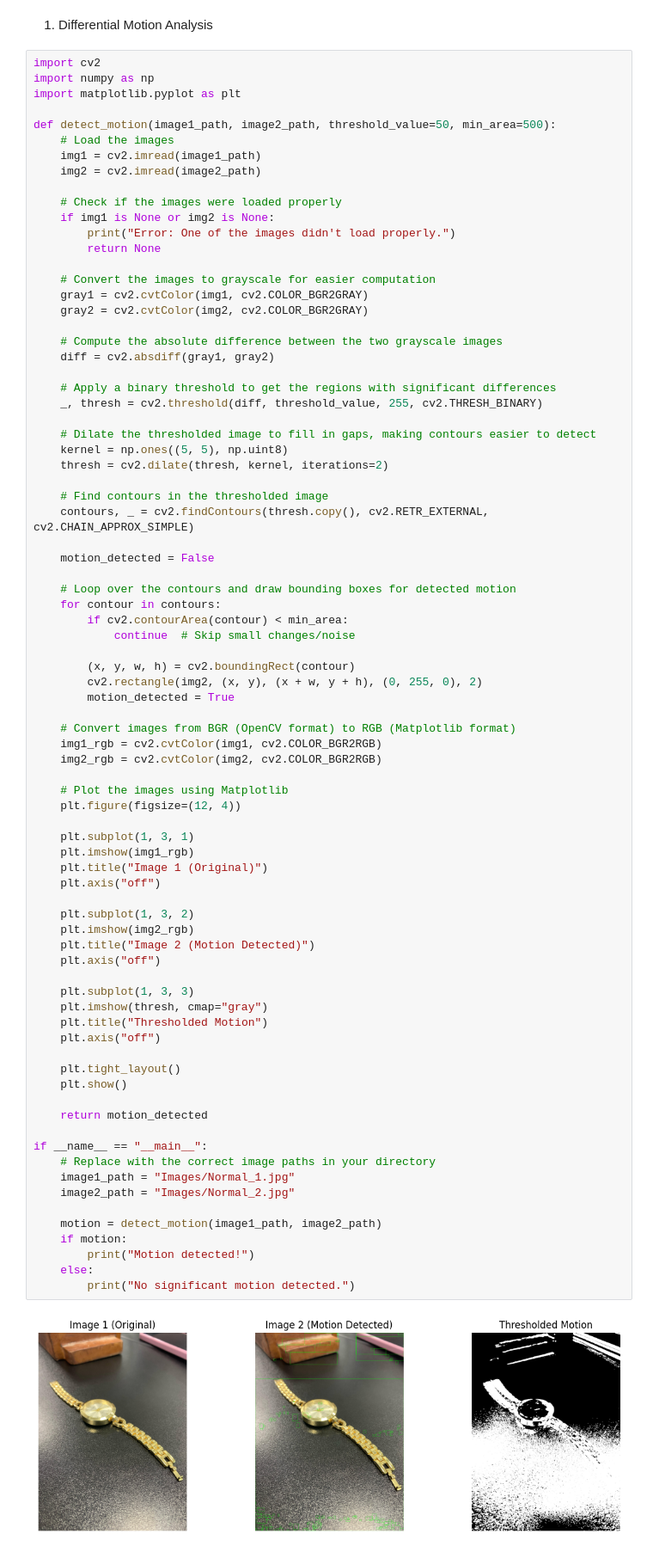
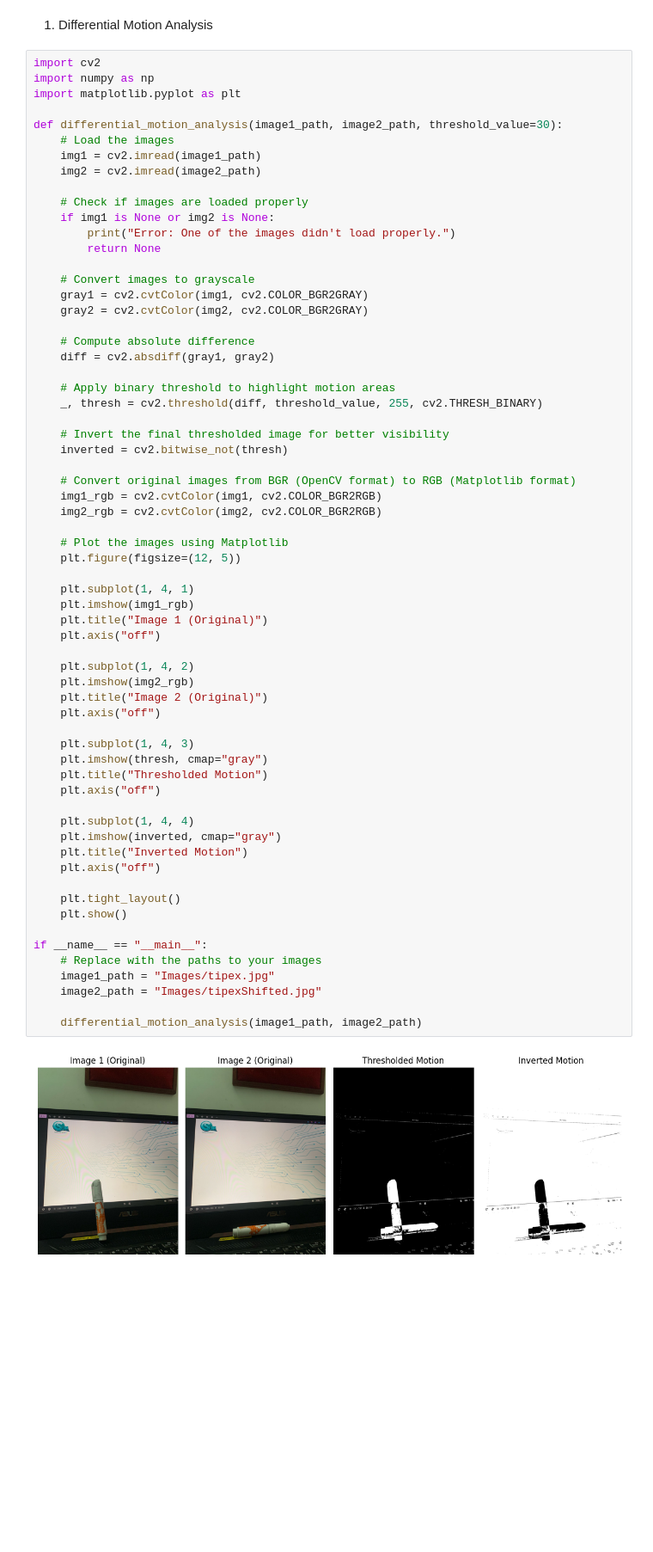
Before and after one commit to DilshanGDT/Learnings-CV, a Jupyter notebook: MotionDetection/test.ipynb, the cells around one changed output. Shown at 86% size. Cells and saved outputs as stored; diff of their text form; blank space fills up the shorter version.

Commit message:
simple motion detection with inverted movements

```diff
--- a/MotionDetection/test.ipynb
+++ b/MotionDetection/test.ipynb
@@ -5,80 +5,64 @@ import cv2
 import numpy as np
 import matplotlib.pyplot as plt
 
-def detect_motion(image1_path, image2_path, threshold_value=50, min_area=500):
+def differential_motion_analysis(image1_path, image2_path, threshold_value=30):
     # Load the images
     img1 = cv2.imread(image1_path)
     img2 = cv2.imread(image2_path)
 
-    # Check if the images were loaded properly
+    # Check if images are loaded properly
     if img1 is None or img2 is None:
         print("Error: One of the images didn't load properly.")
         return None
 
-    # Convert the images to grayscale for easier computation
+    # Convert images to grayscale
     gray1 = cv2.cvtColor(img1, cv2.COLOR_BGR2GRAY)
     gray2 = cv2.cvtColor(img2, cv2.COLOR_BGR2GRAY)
 
-    # Compute the absolute difference between the two grayscale images
+    # Compute absolute difference
     diff = cv2.absdiff(gray1, gray2)
 
-    # Apply a binary threshold to get the regions with significant differences
+    # Apply binary threshold to highlight motion areas
     _, thresh = cv2.threshold(diff, threshold_value, 255, cv2.THRESH_BINARY)
 
-    # Dilate the thresholded image to fill in gaps, making contours easier to detect
-    kernel = np.ones((5, 5), np.uint8)
-    thresh = cv2.dilate(thresh, kernel, iterations=2)
+    # Invert the final thresholded image for better visibility
+    inverted = cv2.bitwise_not(thresh)
 
-    # Find contours in the thresholded image
-    contours, _ = cv2.findContours(thresh.copy(), cv2.RETR_EXTERNAL, cv2.CHAIN_APPROX_SIMPLE)
-
-    motion_detected = False
-
-    # Loop over the contours and draw bounding boxes for detected motion
-    for contour in contours:
-        if cv2.contourArea(contour) < min_area:
-            continue  # Skip small changes/noise
-
-        (x, y, w, h) = cv2.boundingRect(contour)
-        cv2.rectangle(img2, (x, y), (x + w, y + h), (0, 255, 0), 2)
-        motion_detected = True
-
-    # Convert images from BGR (OpenCV format) to RGB (Matplotlib format)
+    # Convert original images from BGR (OpenCV format) to RGB (Matplotlib format)
     img1_rgb = cv2.cvtColor(img1, cv2.COLOR_BGR2RGB)
     img2_rgb = cv2.cvtColor(img2, cv2.COLOR_BGR2RGB)
 
     # Plot the images using Matplotlib
-    plt.figure(figsize=(12, 4))
+    plt.figure(figsize=(12, 5))
 
-    plt.subplot(1, 3, 1)
+    plt.subplot(1, 4, 1)
     plt.imshow(img1_rgb)
     plt.title("Image 1 (Original)")
     plt.axis("off")
 
-    plt.subplot(1, 3, 2)
+    plt.subplot(1, 4, 2)
     plt.imshow(img2_rgb)
-    plt.title("Image 2 (Motion Detected)")
+    plt.title("Image 2 (Original)")
     plt.axis("off")
 
-    plt.subplot(1, 3, 3)
+    plt.subplot(1, 4, 3)
     plt.imshow(thresh, cmap="gray")
     plt.title("Thresholded Motion")
+    plt.axis("off")
+
+    plt.subplot(1, 4, 4)
+    plt.imshow(inverted, cmap="gray")
+    plt.title("Inverted Motion")
     plt.axis("off")
 
     plt.tight_layout()
     plt.show()
 
-    return motion_detected
+if __name__ == "__main__":
+    # Replace with the paths to your images
+    image1_path = "Images/tipex.jpg"
+    image2_path = "Images/tipexShifted.jpg"
 
-if __name__ == "__main__":
-    # Replace with the correct image paths in your directory
-    image1_path = "Images/Normal_1.jpg"
-    image2_path = "Images/Normal_2.jpg"
-
-    motion = detect_motion(image1_path, image2_path)
-    if motion:
-        print("Motion detected!")
-    else:
-        print("No significant motion detected.")
+    differential_motion_analysis(image1_path, image2_path)
 # %% [output]
-[figure, old version]
+[figure, new version]
```
Also changed, not shown: parts of 3 cells of this notebook, 2 other files.
